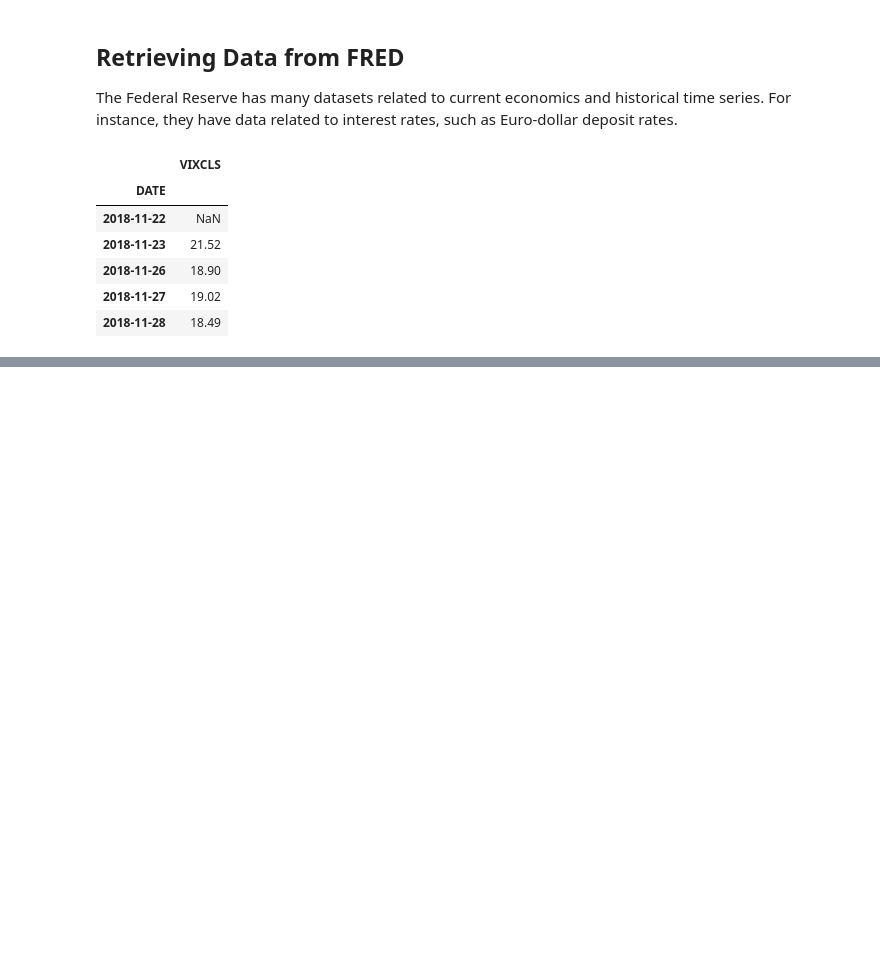
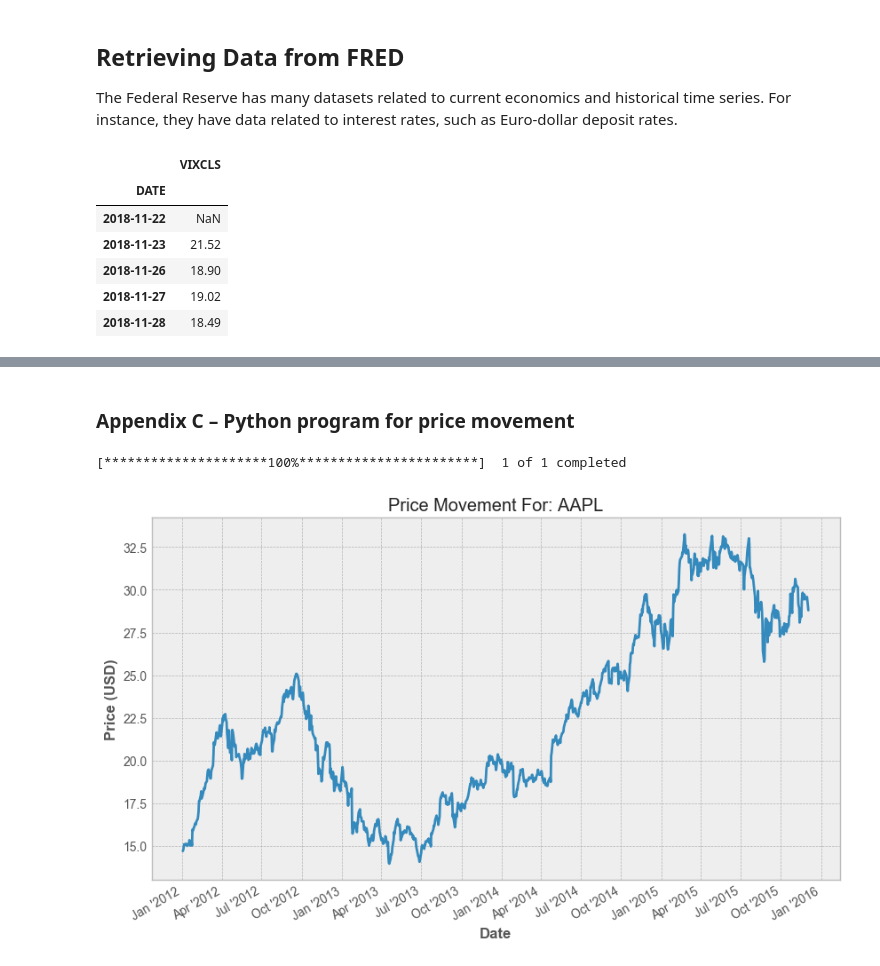
Before and after one commit to leoouyang781/Test-Repository, a Jupyter notebook: Python-For-Finance-2nd-Edition/Chapter 4.ipynb, the cells around one changed output, grey strips where cells are left out. Saved outputs shown, nothing was run; the diff lists cells and outputs as text; code cells hidden in the pictures; blank space fills up the shorter version.

```diff
--- a/Python-For-Finance-2nd-Edition/Chapter 4.ipynb
+++ b/Python-For-Finance-2nd-Edition/Chapter 4.ipynb
@@ -569,0 +650,40 @@ vix.head()
+# %% [markdown]
+### Appendix C – Python program for price movement
+# %%
+import datetime
+import matplotlib.pyplot as plt
+import yfinance as yf
+
+from matplotlib.dates import MonthLocator,DateFormatter
+ticker= 'AAPL'
+begdate= datetime.date( 2012, 1, 2 )
+enddate = datetime.date( 2015, 12,4)
+
+months= MonthLocator(range(1,13), bymonthday=1, interval=3)# 3rd month
+monthsFmt = DateFormatter("%b '%Y")
+
+x = yf.download(ticker, start=begdate, end=enddate, rounding=True)
+x.head()
+
+dates = pd.to_datetime(x.index)
+closes = x.Close
+
+plt.style.use('bmh')
+
+fig, ax = plt.subplots(figsize = (10,6))
+ax.plot_date(dates, closes, '-')
+ax.xaxis.set_major_locator(months)
+ax.xaxis.set_major_formatter(monthsFmt)
+ax.autoscale_view()
+ax.grid(True)
+fig.autofmt_xdate()
+
+ax.set_xlabel("Date")
+ax.set_ylabel("Price (USD)")
+Title = "Price Movement For: " + ticker
+ax.set_title(Title)
+
+plt.show()
+# %% [output]
+[*********************100%***********************]  1 of 1 completed
+[figure, added]
```
Also changed, not shown: parts of 11 cells of this notebook.
